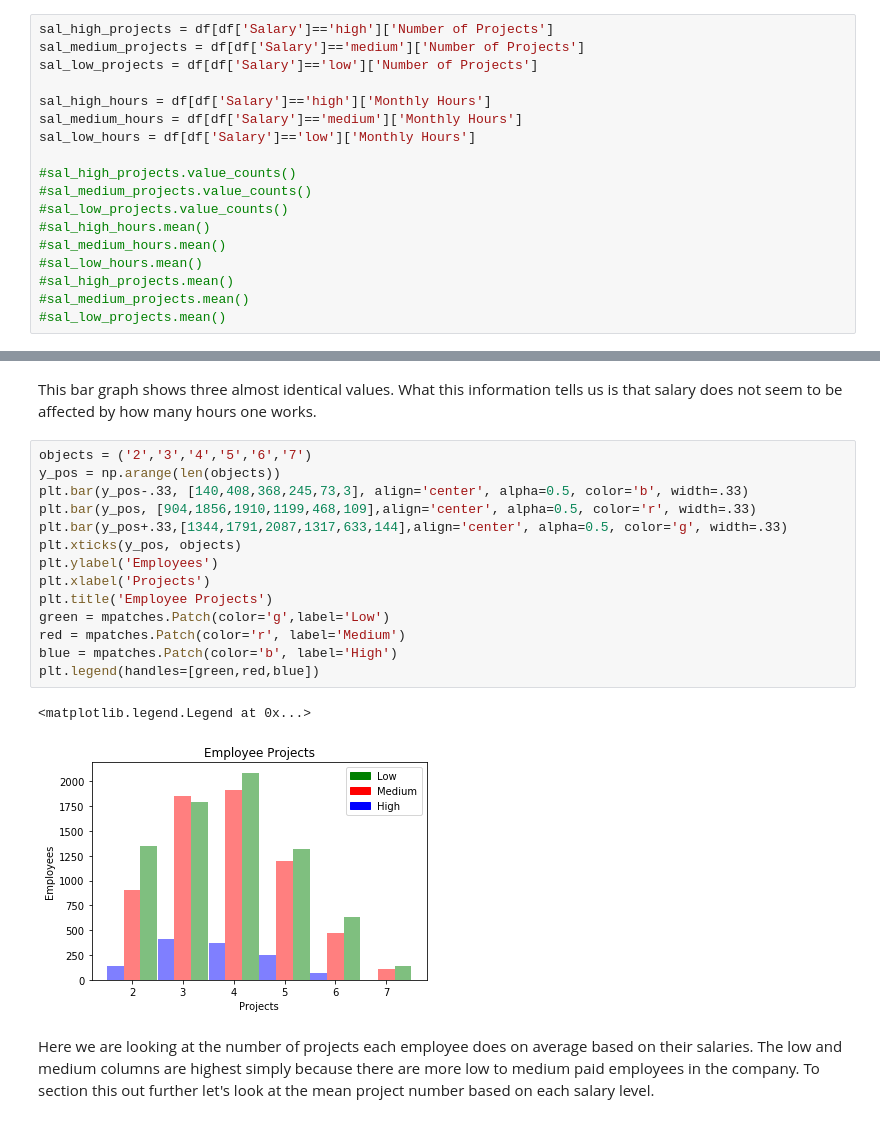
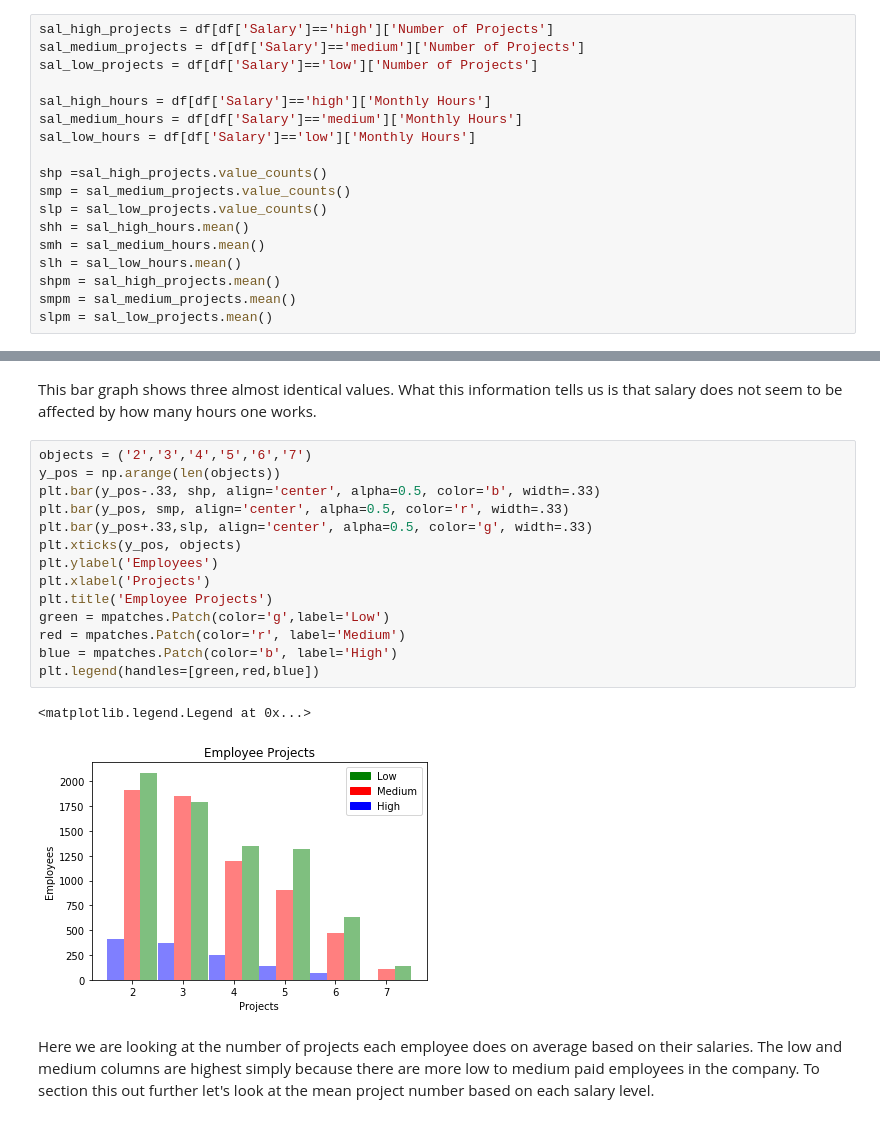
Before and after one commit to conb1299/Draft-1, a Jupyter notebook: Draft 1.ipynb, the cells around one changed output, grey strips where cells are left out. Drawn from its saved outputs; the diff is of its cells as text.

```diff
--- a/Draft 1.ipynb
+++ b/Draft 1.ipynb
@@ -281,15 +281,15 @@ sal_high_hours = df[df['Salary']=='high']['Monthly Hours']
 sal_medium_hours = df[df['Salary']=='medium']['Monthly Hours']
 sal_low_hours = df[df['Salary']=='low']['Monthly Hours']
 
-#sal_high_projects.value_counts()
-#sal_medium_projects.value_counts()
-#sal_low_projects.value_counts()
-#sal_high_hours.mean()
-#sal_medium_hours.mean()
-#sal_low_hours.mean()
-#sal_high_projects.mean()
-#sal_medium_projects.mean()
-#sal_low_projects.mean()
+shp =sal_high_projects.value_counts()
+smp = sal_medium_projects.value_counts()
+slp = sal_low_projects.value_counts()
+shh = sal_high_hours.mean()
+smh = sal_medium_hours.mean()
+slh = sal_low_hours.mean()
+shpm = sal_high_projects.mean()
+smpm = sal_medium_projects.mean()
+slpm = sal_low_projects.mean()
 # %% [markdown]
 We are separating the data frames into 2 sets of 3 different lists. Those who received a high, medium, or low salary separated by how many hours and projects they worked.
 # %%
@@ -308,20 +308,20 @@ This bar graph shows three almost identical values. What this information tells
 # %%
 objects = ('2','3','4','5','6','7')
 y_pos = np.arange(len(objects))
-plt.bar(y_pos-.33, [140,408,368,245,73,3], align='center', alpha=0.5, color='b', width=.33)
-plt.bar(y_pos, [904,1856,1910,1199,468,109],align='center', alpha=0.5, color='r', width=.33)
-plt.bar(y_pos+.33,[1344,1791,2087,1317,633,144],align='center', alpha=0.5, color='g', width=.33)
+plt.bar(y_pos-.33, shp, align='center', alpha=0.5, color='b', width=.33)
+plt.bar(y_pos, smp, align='center', alpha=0.5, color='r', width=.33)
+plt.bar(y_pos+.33,slp, align='center', alpha=0.5, color='g', width=.33)
 plt.xticks(y_pos, objects)
 plt.ylabel('Employees')
 plt.xlabel('Projects')
 plt.title('Employee Projects')
 green = mpatches.Patch(color='g',label='Low')
 red = mpatches.Patch(color='r', label='Medium')
 blue = mpatches.Patch(color='b', label='High')
 plt.legend(handles=[green,red,blue])
 # %% [output]
 <matplotlib.legend.Legend at 0x...>
-[figure, old version]
+[figure, new version]
 # %% [markdown]
 Here we are looking at the number of projects each employee does on average based on their salaries. The low and medium columns are highest simply because there are more low to medium paid employees in the company. To section this out further let's look at the mean project number based on each salary level.
 # %%
```
Also changed, not shown: parts of 2 cells of this notebook.
